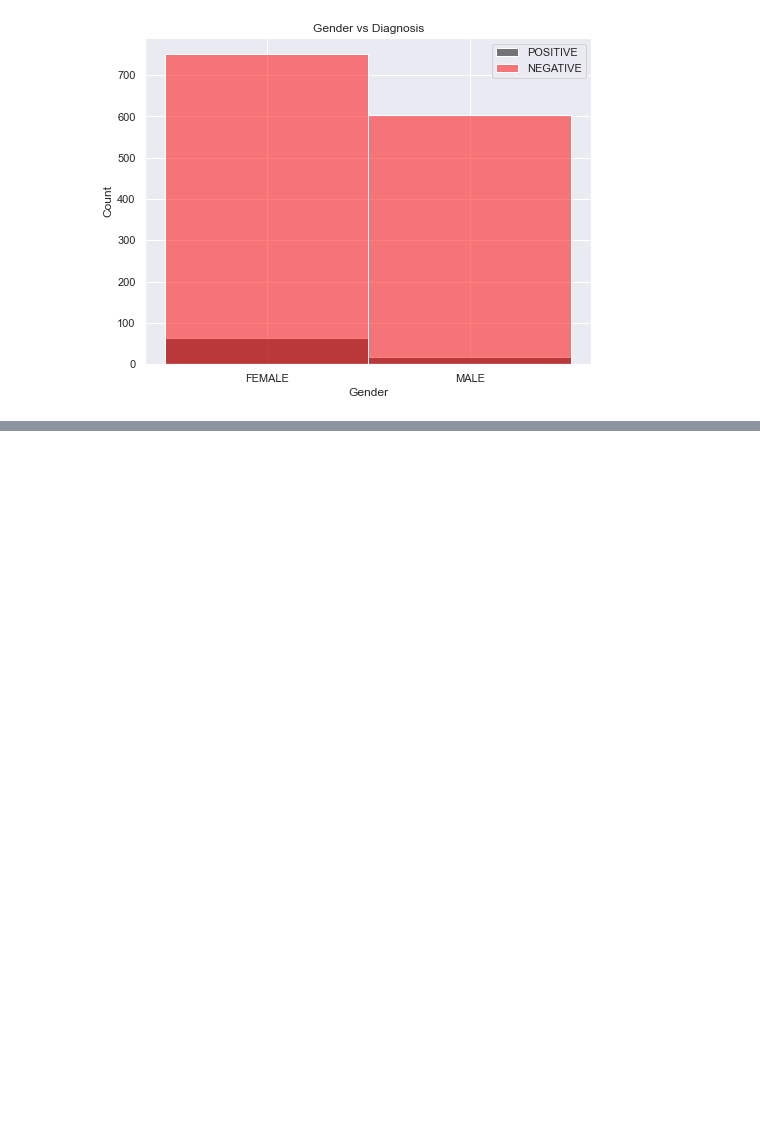
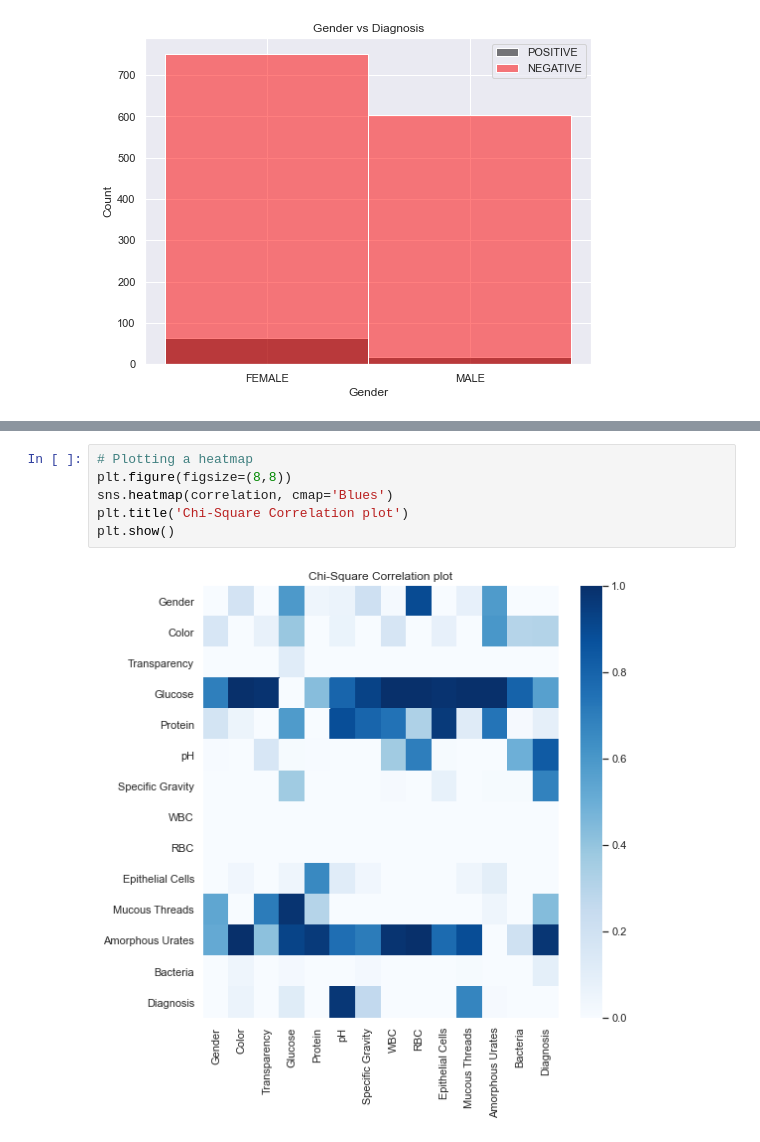
Before and after one commit to FavourAkumute/UTI-detection, a Jupyter notebook: UTI_detection.ipynb, the cells around one changed output, grey strips where cells are left out. Drawn from its saved outputs; the diff is of its cells as text; blank space fills up the shorter version.

```diff
--- a/UTI_detection.ipynb
+++ b/UTI_detection.ipynb
@@ -66,0 +120,8 @@ data_lb = lb.fit_transform(data)
+# %%
+# Plotting a heatmap
+plt.figure(figsize=(8,8))
+sns.heatmap(correlation, cmap='Blues')
+plt.title('Chi-Square Correlation plot')
+plt.show()
+# %% [output]
+[figure, added]
```
Also changed, not shown: parts of 13 cells of this notebook.
